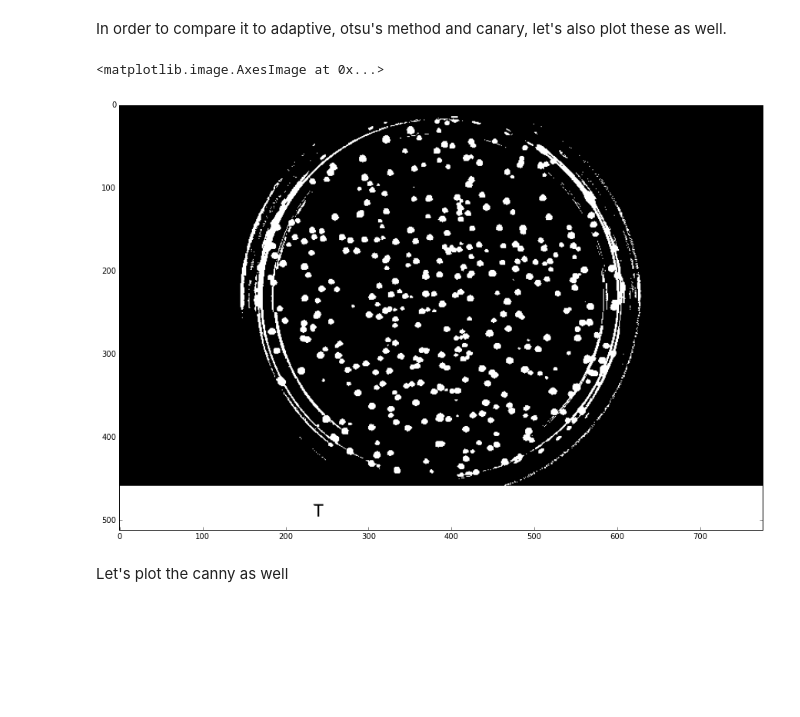
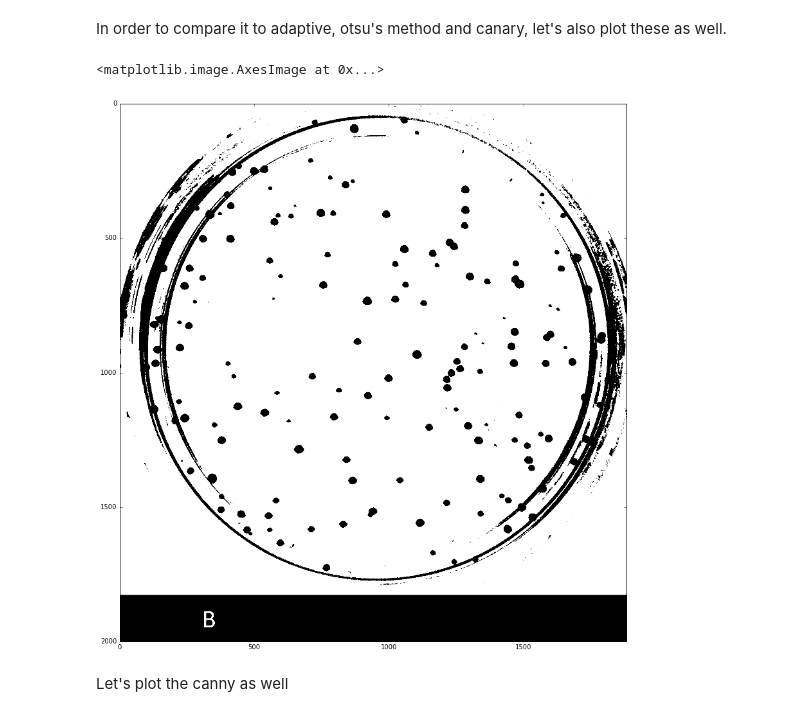
Before and after one commit to thegreatshasha/dopencv, a Jupyter notebook: CountColonies.ipynb, the cells around one changed output. Saved outputs shown, nothing was run; the diff lists cells and outputs as text; code cells hidden in the pictures; blank space fills up the shorter version.

```diff
--- a/CountColonies.ipynb
+++ b/CountColonies.ipynb
@@ -18,7 +13,7 @@ print FILES
 Loading the image
 # %%
 
-img = cv2.imread('images/set1/C_593.jpg', 0)
+img = cv2.imread('images/set1/B_170.jpg', 0)
 plt.imshow(img,cmap='gray')
 # %% [output]
 <matplotlib.image.AxesImage at 0x...>
@@ -33,9 +21,6 @@ h, w = img.shape
 # %% [markdown]
 
 Ok these images are huge, time to resize them, how do we resize them again?
-# %%
-if h > 600:
-    img = cv2.resize(img, (w/4, h/4))
 # %%
 plt.imshow(img, cmap='gray')
 # %% [output]
@@ -56,11 +35,11 @@ plt.imshow(thresh_inrange, cmap='gray')
 # %% [markdown]
 In order to compare it to adaptive, otsu's method and canary, let's also plot these as well.
 # %%
-rect,thresh_otsu = cv2.threshold(img,0,255,cv2.THRESH_BINARY+cv2.THRESH_OTSU)
+rect,thresh_otsu = cv2.threshold(img,0,255,cv2.THRESH_BINARY_INV+cv2.THRESH_OTSU)
 plt.imshow(thresh_otsu, cmap='gray')
 # %% [output]
 <matplotlib.image.AxesImage at 0x...>
-[figure, old version]
+[figure, new version]
 # %% [markdown]
 Let's plot the canny as well
 # %%
```
Also changed, not shown: parts of 9 cells of this notebook, 31 other files.
